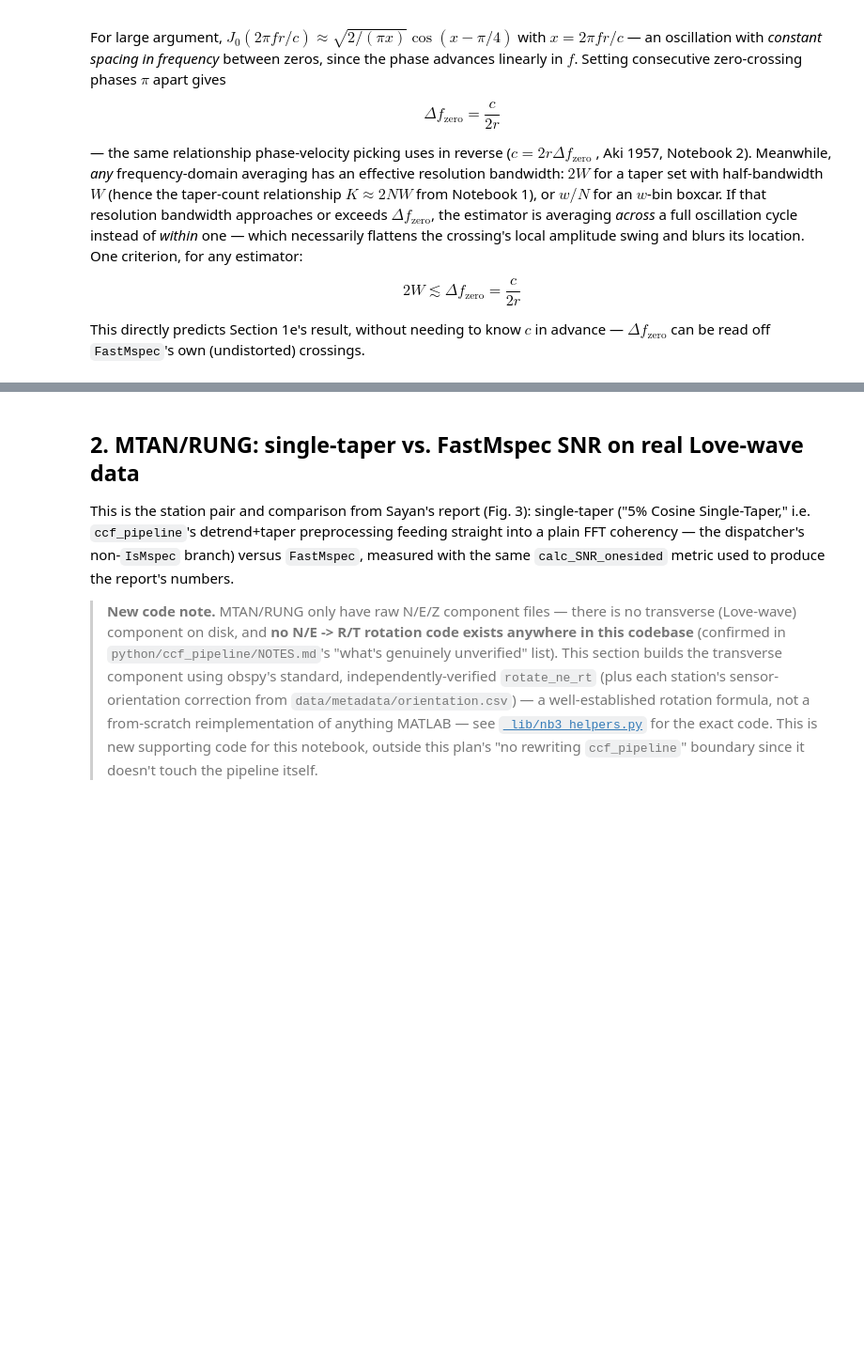
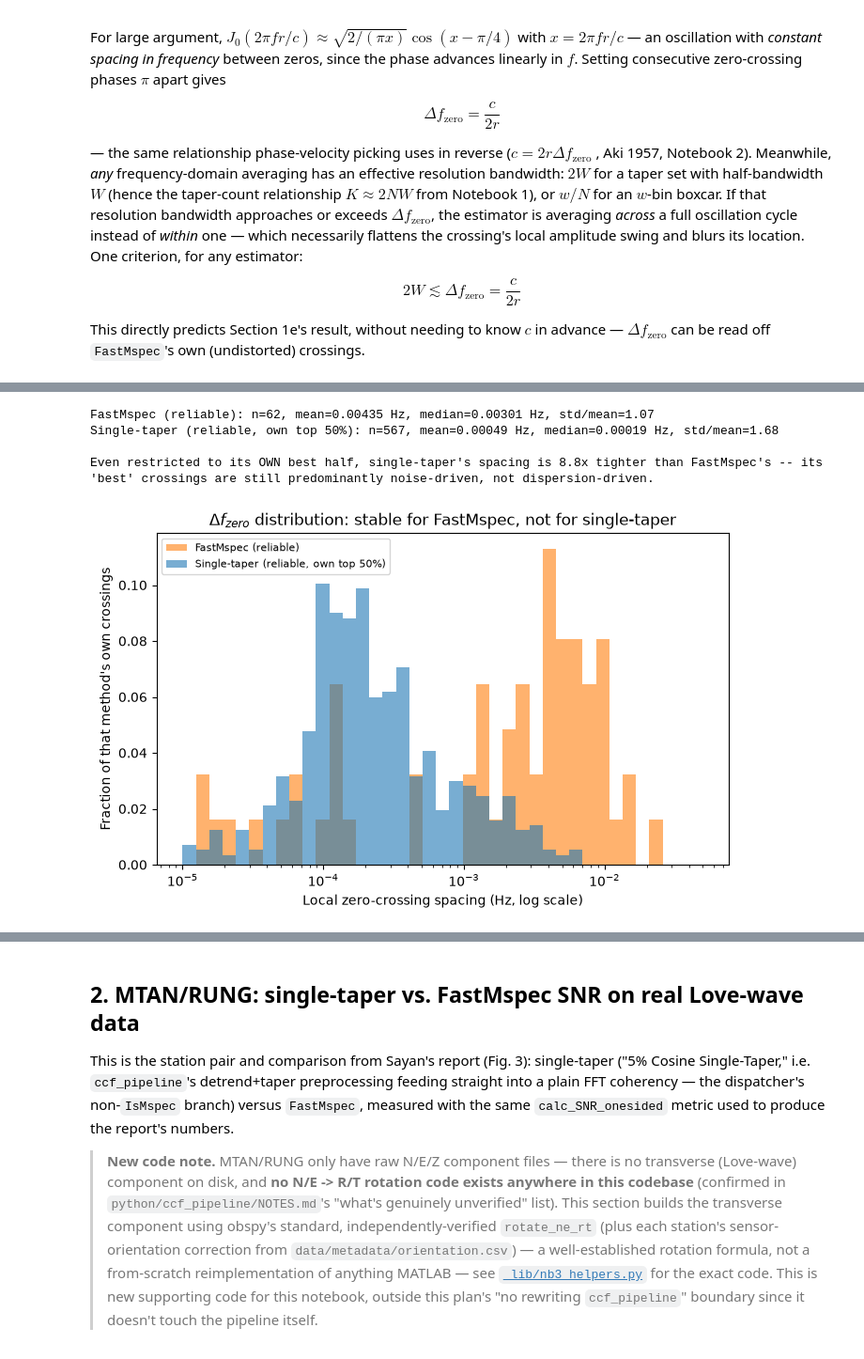
Before and after one commit to URseismology/FastMSPEC, a Jupyter notebook: notebooks/03_fastmspec_application.ipynb, the cells around one changed output, grey strips where cells are left out. Shown at 94% size. Cells and saved outputs as stored; diff of their text form; code cells hidden in the pictures; blank space fills up the shorter version.

```diff
--- a/notebooks/03_fastmspec_application.ipynb
+++ b/notebooks/03_fastmspec_application.ipynb
@@ -628,14 +595,0 @@ implied phase velocity c = 2*r*df_zero = 2107 m/s = 2.11 km/s
-# %%
-fig, ax = plt.subplots(figsize=(7, 4.5))
-window_ratios = [w / n_love_samples / df_zero for w in windows]
-ax.plot(window_ratios, drifts, 'o-', color='C3', label='single-taper, smoothed')
-ax.axvline(1.0, color='k', linestyle='--', linewidth=1, label=r'$2W/\Delta f_{zero}=1$ (criterion)')
-ax.axvline(2 * wband / df_zero, color='C1', linestyle=':', linewidth=1.5, label=f'FastMspec (ratio={2*wband/df_zero:.2f})')
-for x, y, w in zip(window_ratios, drifts, windows):
-    ax.annotate(f'w={w}', (x, y), textcoords='offset points', xytext=(5, 5), fontsize=8)
-ax.set_xlabel(r'Resolution bandwidth / $\Delta f_{zero}$')
-ax.set_ylabel('Mean nearest-neighbor drift (Hz)')
-ax.set_title('Drift vs. the bandwidth/zero-crossing-spacing ratio')
-ax.legend(fontsize=8)
-plt.tight_layout()
-plt.show()
@@ -716,0 +725,47 @@ easy to violate this criterion without realizing it.
+# %%
+spacing_f_reliable = np.diff(np.sort(zc_f[reliable_f]))
+spacing_s_reliable = np.diff(np.sort(zc_s[reliable_s]))
+
+print(f"FastMspec (reliable): n={len(spacing_f_reliable)}, mean={spacing_f_reliable.mean():.5f} Hz, "
+      f"median={np.median(spacing_f_reliable):.5f} Hz, std/mean={spacing_f_reliable.std()/spacing_f_reliable.mean():.2f}")
+print(f"Single-taper (reliable, own top 50%): n={len(spacing_s_reliable)}, mean={spacing_s_reliable.mean():.5f} Hz, "
+      f"median={np.median(spacing_s_reliable):.5f} Hz, std/mean={spacing_s_reliable.std()/spacing_s_reliable.mean():.2f}")
+print(f"\nEven restricted to its OWN best half, single-taper's spacing is "
+      f"{spacing_f_reliable.mean()/spacing_s_reliable.mean():.1f}x tighter than FastMspec's -- "
+      f"its 'best' crossings are still predominantly noise-driven, not dispersion-driven.")
+
+fig, ax = plt.subplots(figsize=(7, 4.5))
+bins = np.logspace(np.log10(1e-5), np.log10(0.05), 40)
+# NOTE: density=True with log-spaced bins divides by linear bin width, which
+# wildly over-weights the narrow bins near the small-spacing end -- use
+# fraction-of-that-method's-own-crossings-per-bin instead (weights), a
+# meaningful and non-misleading normalization for comparing two very
+# differently-sized samples on a log axis.
+ax.hist(spacing_f_reliable, bins=bins, color='C1', alpha=0.6, label='FastMspec (reliable)',
+        weights=np.ones_like(spacing_f_reliable) / len(spacing_f_reliable))
+ax.hist(spacing_s_reliable, bins=bins, color='C0', alpha=0.6, label='Single-taper (reliable, own top 50%)',
+        weights=np.ones_like(spacing_s_reliable) / len(spacing_s_reliable))
+ax.set_xscale('log')
+ax.set_xlabel(r'Local zero-crossing spacing (Hz, log scale)')
+ax.set_ylabel('Fraction of that method\'s own crossings')
+ax.set_title(r'$\Delta f_{zero}$ distribution: stable for FastMspec, not for single-taper')
+ax.legend(fontsize=8)
+plt.tight_layout()
+plt.show()
+
+# Delta f_zero for Part 4: local spacing at each FastMspec-reliable crossing (mean of its neighbor gaps)
+zc_f_reliable_sorted = np.sort(zc_f[reliable_f])
+local_df_zero = np.zeros(len(zc_f_reliable_sorted))
+for i in range(len(zc_f_reliable_sorted)):
+    gaps = []
+    if i > 0:
+        gaps.append(zc_f_reliable_sorted[i] - zc_f_reliable_sorted[i - 1])
+    if i < len(zc_f_reliable_sorted) - 1:
+        gaps.append(zc_f_reliable_sorted[i + 1] - zc_f_reliable_sorted[i])
+    local_df_zero[i] = np.mean(gaps)
+# %% [output]
+FastMspec (reliable): n=62, mean=0.00435 Hz, median=0.00301 Hz, std/mean=1.07
+Single-taper (reliable, own top 50%): n=567, mean=0.00049 Hz, median=0.00019 Hz, std/mean=1.68
+
+Even restricted to its OWN best half, single-taper's spacing is 8.8x tighter than FastMspec's -- its 'best' crossings are still predominantly noise-driven, not dispersion-driven.
+[figure, added]
```
Also changed, not shown: parts of 23 cells of this notebook, 2 other files.
